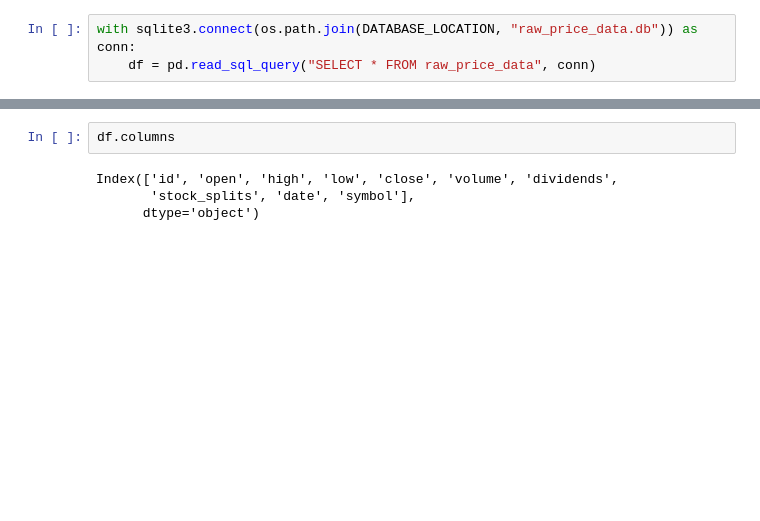
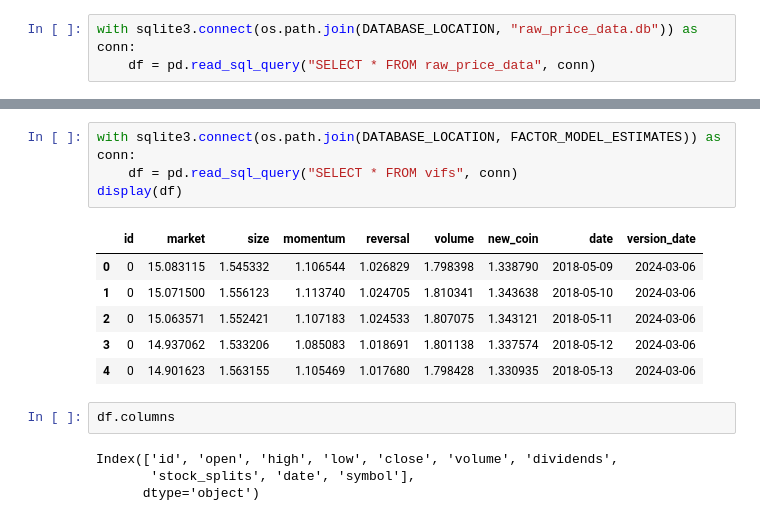
Before and after one commit to bebesi33/crypto_project, a Jupyter notebook: factor_model/scripts/main.ipynb, the cells around one changed output, grey strips where cells are left out. Drawn from its saved outputs; the diff is of its cells as text; blank space fills up the shorter version.

```diff
--- a/factor_model/scripts/main.ipynb
+++ b/factor_model/scripts/main.ipynb
@@ -262,3 +384,14 @@ display(df.head())
+# %%
+with sqlite3.connect(os.path.join(DATABASE_LOCATION, FACTOR_MODEL_ESTIMATES)) as conn:
+    df = pd.read_sql_query("SELECT * FROM vifs", conn)
+display(df)
+# %% [output]
+|  | id | market | size | momentum | reversal | volume | new_coin | date | version_date |
+| 0 | 0 | 15.083115 | 1.545332 | 1.106544 | 1.026829 | 1.798398 | 1.338790 | 2018-05-09 | 2024-03-06 |
+| 1 | 0 | 15.071500 | 1.556123 | 1.113740 | 1.024705 | 1.810341 | 1.343638 | 2018-05-10 | 2024-03-06 |
+| 2 | 0 | 15.063571 | 1.552421 | 1.107183 | 1.024533 | 1.807075 | 1.343121 | 2018-05-11 | 2024-03-06 |
+| 3 | 0 | 14.937062 | 1.533206 | 1.085083 | 1.018691 | 1.801138 | 1.337574 | 2018-05-12 | 2024-03-06 |
+| 4 | 0 | 14.901623 | 1.563155 | 1.105469 | 1.017680 | 1.798428 | 1.330935 | 2018-05-13 | 2024-03-06 |
 # %%
 df.columns
 # %% [output]
```
Also changed, not shown: parts of 24 cells of this notebook, 25 other files.
